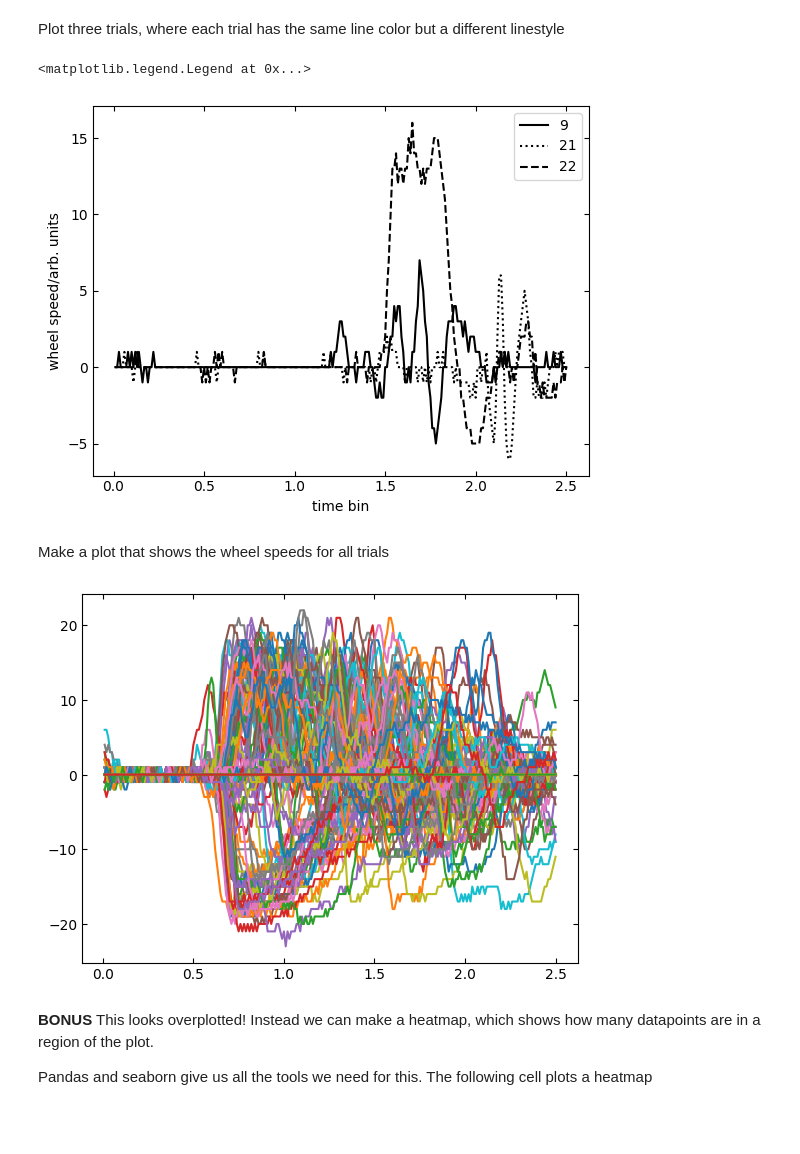
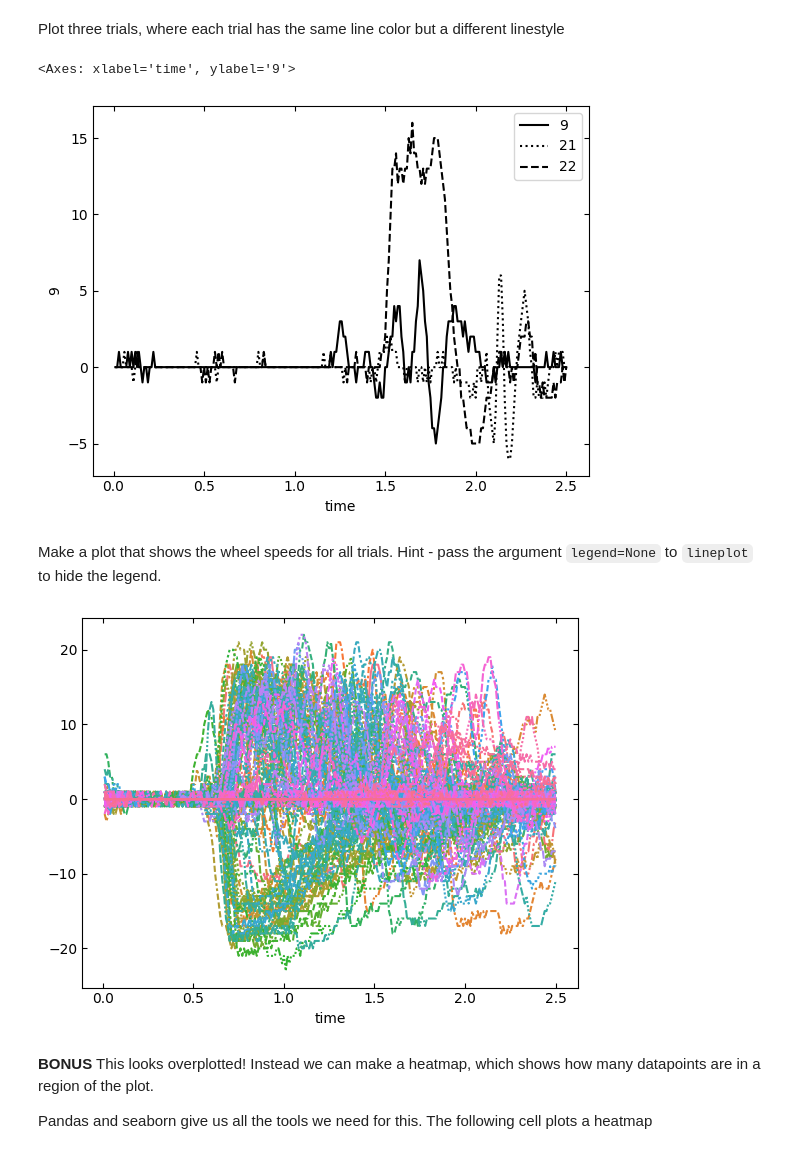
Before and after one commit to ibehave-ibots/iBOTS-Tools, a Jupyter notebook: workshops/python-workshop-1/exercises/ben/Day2-wheelspeed-with-solns.ipynb, the cells around one changed output. Saved outputs shown, nothing was run; the diff lists cells and outputs as text; code cells hidden in the pictures; blank space fills up the shorter version.

```diff
--- a/workshops/python-workshop-1/exercises/ben/Day2-wheelspeed-with-solns.ipynb
+++ b/workshops/python-workshop-1/exercises/ben/Day2-wheelspeed-with-solns.ipynb
@@ -403,22 +388,18 @@ plt.legend()
 # %% [markdown]
 Plot three trials, where each trial has the same line color but a different linestyle
 # %%
-plt.plot(wheel_df[9], label=9, color='black', linestyle='solid')
-plt.plot(wheel_df[21], label=21, color='black', linestyle='dotted')
-plt.plot(wheel_df[22], label=22, color='black', linestyle='dashed')
-
-plt.xlabel('time bin')
-plt.ylabel('wheel speed/arb. units')
-plt.legend()
+sns.lineplot(wheel_df[9], label=9, color='black', linestyle='solid')
+sns.lineplot(wheel_df[21], label=21, color='black', linestyle='dotted')
+sns.lineplot(wheel_df[22], label=22, color='black', linestyle='dashed')
 # %% [output]
-<matplotlib.legend.Legend at 0x...>
+<Axes: xlabel='time', ylabel='9'>
-[figure, old version]
+[figure, new version]
 # %% [markdown]
-Make a plot that shows the wheel speeds for all trials
+Make a plot that shows the wheel speeds for all trials. Hint - pass the argument `legend=None` to `lineplot` to hide the legend.
 # %%
-plt.plot(wheel_df);
+sns.lineplot(wheel_df, legend=None);
 # %% [output]
-[figure, old version]
+[figure, new version]
 # %% [markdown]
 **BONUS** This looks overplotted! Instead we can make a heatmap, which shows how many datapoints are in a region of the plot.
 
```
Also changed, not shown: parts of 11 cells of this notebook.
